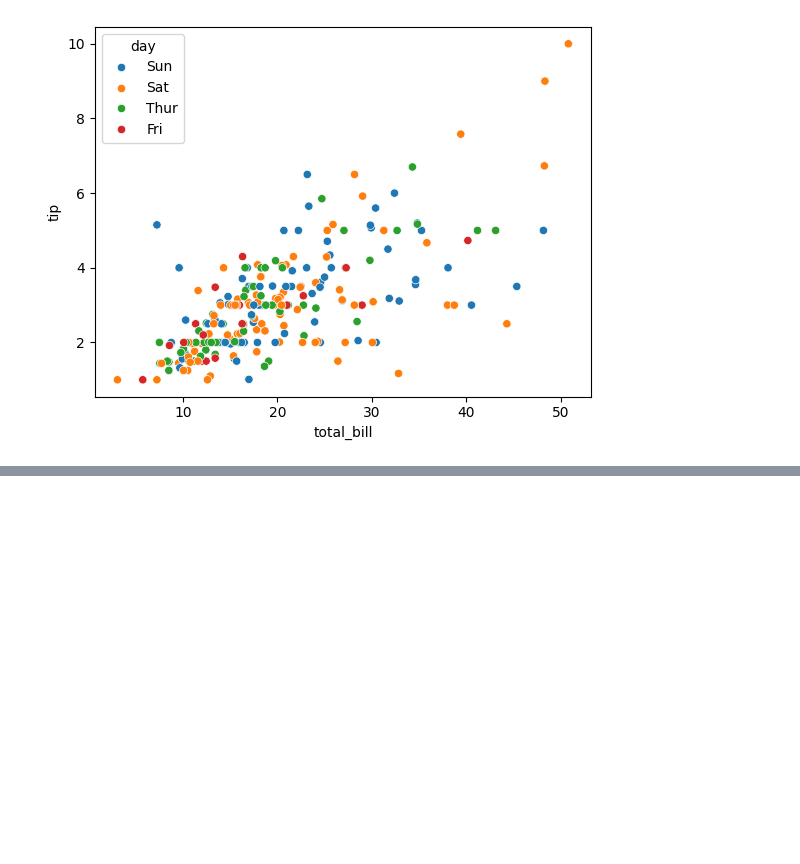
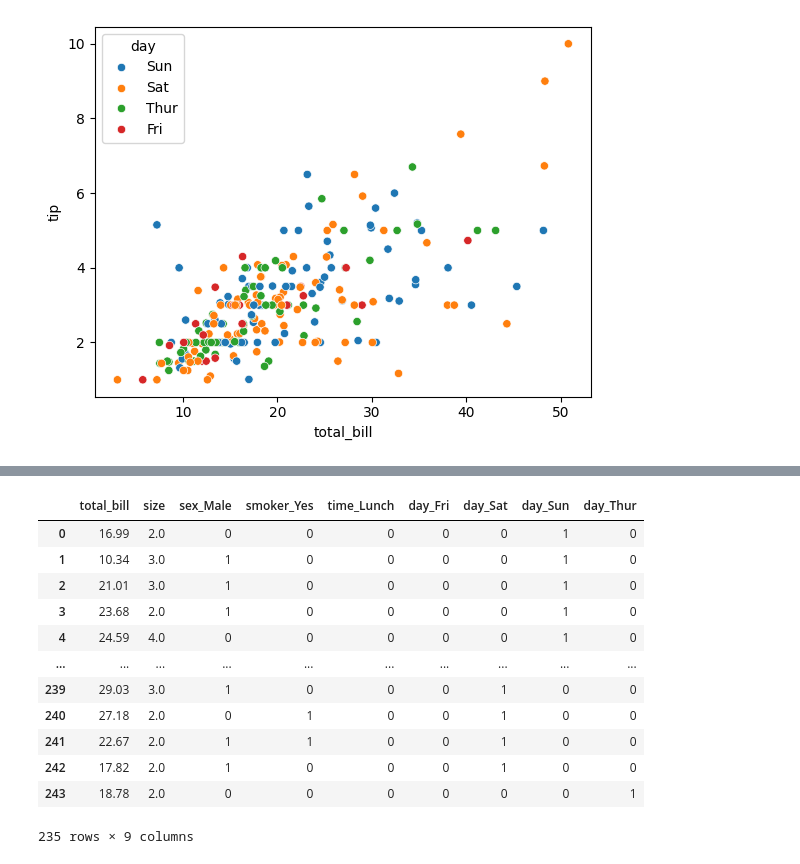
Before and after one commit to itorlou/Regression, a Jupyter notebook: AD_Google_Colaboratory_Torrado_Isaac.ipynb, the cells around one changed output, grey strips where cells are left out. Drawn from its saved outputs; the diff is of its cells as text; code cells hidden in the pictures; blank space fills up the shorter version.

```diff
--- a/AD_Google_Colaboratory_Torrado_Isaac.ipynb
+++ b/AD_Google_Colaboratory_Torrado_Isaac.ipynb
@@ -342,0 +375,17 @@ plt.show()
+# %%
+X = dfDummies.drop('tip', axis=1)
+X
+# %% [output]
+|  | total_bill | size | sex_Male | smoker_Yes | time_Lunch | day_Fri | day_Sat | day_Sun | day_Thur |
+| 0 | 16.99 | 2.0 | 0 | 0 | 0 | 0 | 0 | 1 | 0 |
+| 1 | 10.34 | 3.0 | 1 | 0 | 0 | 0 | 0 | 1 | 0 |
+| 2 | 21.01 | 3.0 | 1 | 0 | 0 | 0 | 0 | 1 | 0 |
+| 3 | 23.68 | 2.0 | 1 | 0 | 0 | 0 | 0 | 1 | 0 |
+| 4 | 24.59 | 4.0 | 0 | 0 | 0 | 0 | 0 | 1 | 0 |
+| ... | ... | ... | ... | ... | ... | ... | ... | ... | ... |
+| 239 | 29.03 | 3.0 | 1 | 0 | 0 | 0 | 1 | 0 | 0 |
+| 240 | 27.18 | 2.0 | 0 | 1 | 0 | 0 | 1 | 0 | 0 |
+| 241 | 22.67 | 2.0 | 1 | 1 | 0 | 0 | 1 | 0 | 0 |
+| 242 | 17.82 | 2.0 | 1 | 0 | 0 | 0 | 1 | 0 | 0 |
+| 243 | 18.78 | 2.0 | 0 | 0 | 0 | 0 | 0 | 0 | 1 |
+235 rows × 9 columns
```
Also changed, not shown: parts of 19 cells of this notebook.
